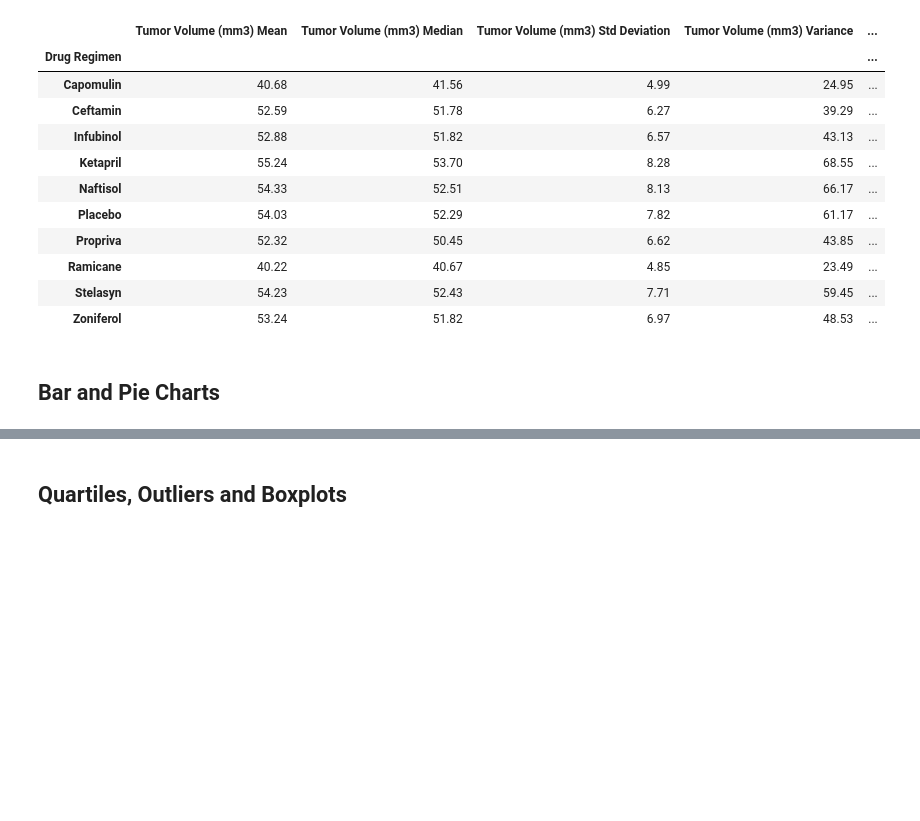
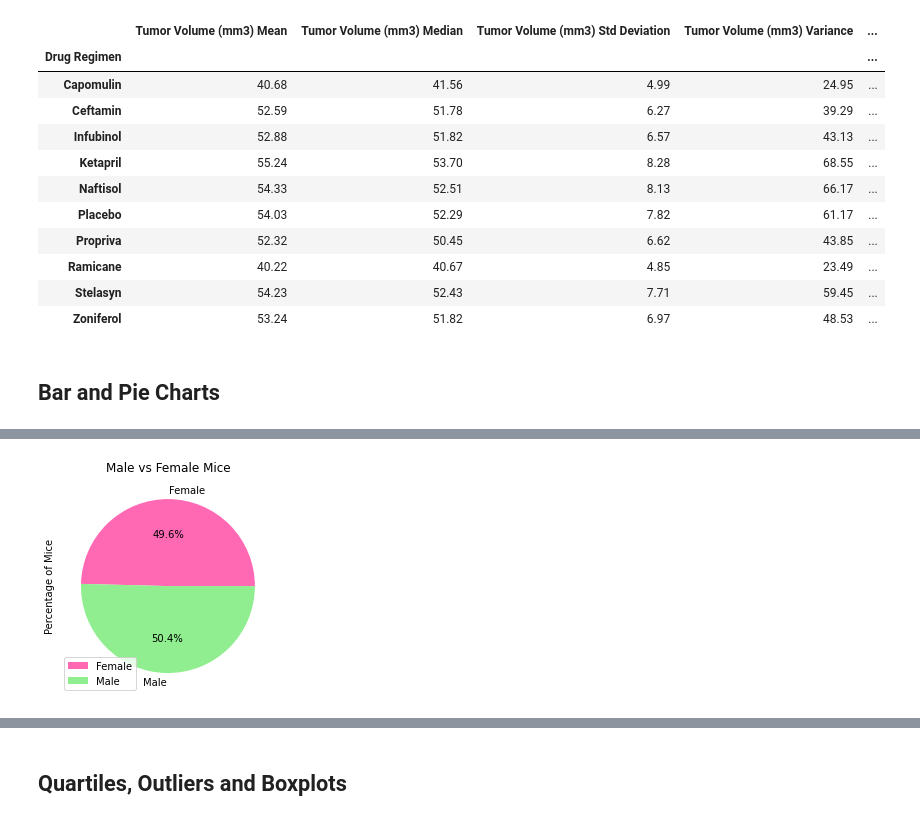
Before and after one commit to pspitzer86/Matplotlib-Challenge, a Jupyter notebook: Pymaceuticals_challenge.ipynb, the cells around one changed output, grey strips where cells are left out. Drawn from its saved outputs; the diff is of its cells as text; code cells hidden in the pictures; blank space fills up the shorter version.

```diff
--- a/Pymaceuticals_challenge.ipynb
+++ b/Pymaceuticals_challenge.ipynb
@@ -149 +152,15 @@ plt.show()
+# %%
+# Generate a pie plot showing the distribution of female versus male mice using pandas
+
+mouse_groups_gender = cleaned_data[['Sex','Mouse ID']]
+mouse_groups_gender_drop = mouse_groups_gender.drop_duplicates(subset = 'Mouse ID', keep = 'first', inplace = False)
+mouse_gender = mouse_groups_gender_drop.groupby('Sex').count()
+
+mouse_pie = mouse_gender.plot(kind='pie', y = 'Mouse ID', title='Male vs Female Mice', autopct=''%1.1f%%'', colors = ['hotpink', 'lightgreen'])
+mouse_pie.set_ylabel('Percentage of Mice')
+mouse_pie.legend(loc = 'lower left')
+
+plt.show()
+# %% [output]
+[figure, added]
 # %%
```
Also changed, not shown: parts of 4 cells of this notebook.
